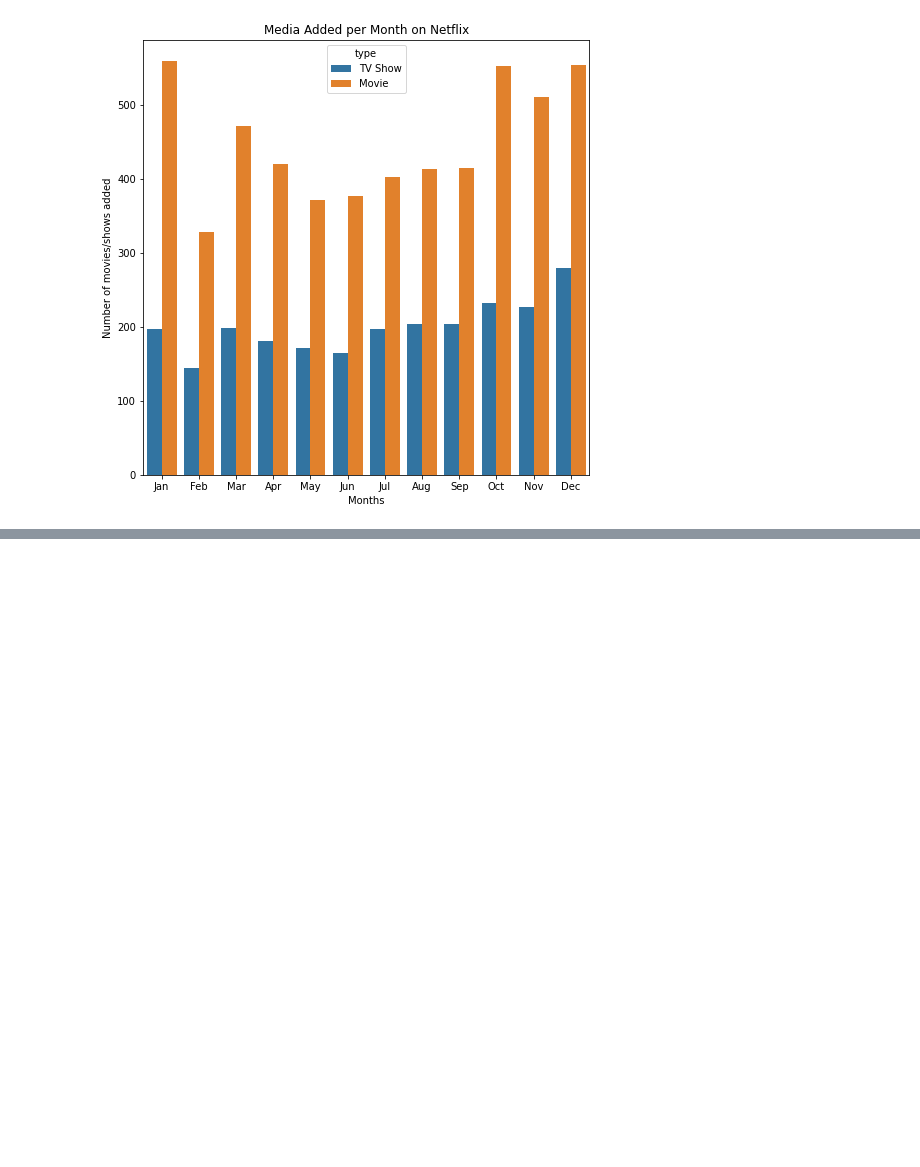
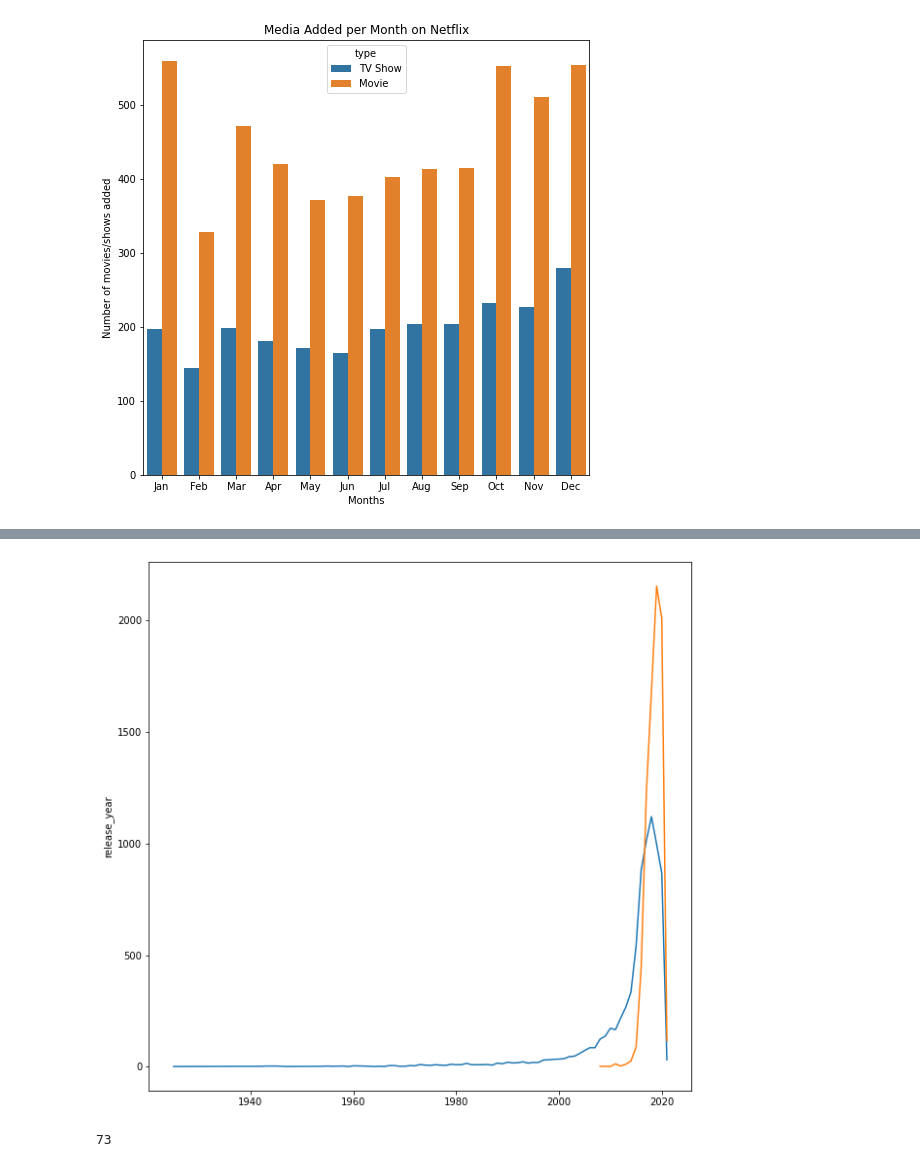
Before and after one commit to Ramshah1/Netflix-Data-Analysis, a Jupyter notebook: netflix_analysis.ipynb, the cells around one changed output, grey strips where cells are left out. Saved outputs shown, nothing was run; the diff lists cells and outputs as text; code cells hidden in the pictures; blank space fills up the shorter version.

```diff
--- a/netflix_analysis.ipynb
+++ b/netflix_analysis.ipynb
@@ -187,0 +202,11 @@ plt.show()
+# %%
+plt.figure(figsize=(10 , 10))
+sns.lineplot(data=rel_year)
+sns.lineplot(data=add_year)
+plt.show()
+# %% [output]
+[figure, added]
+# %%
+len(rel_year)
+# %% [output]
+73
```
Also changed, not shown: parts of 19 cells of this notebook.
